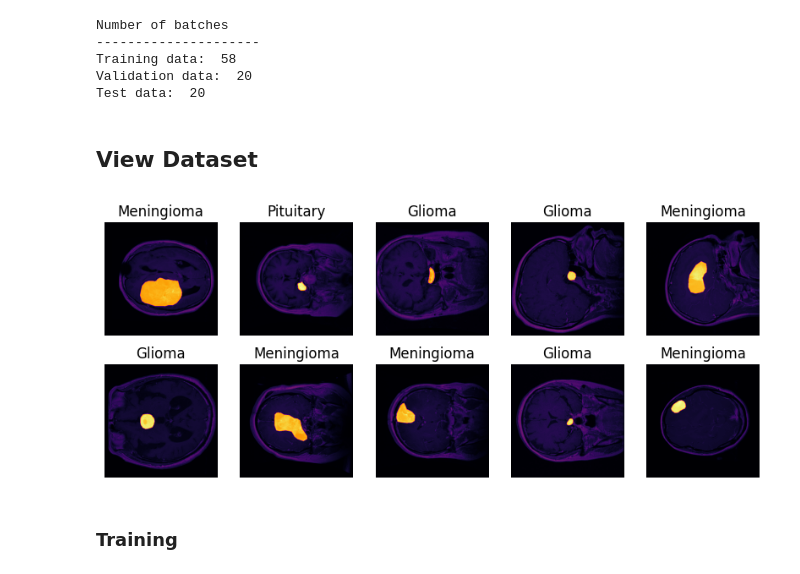
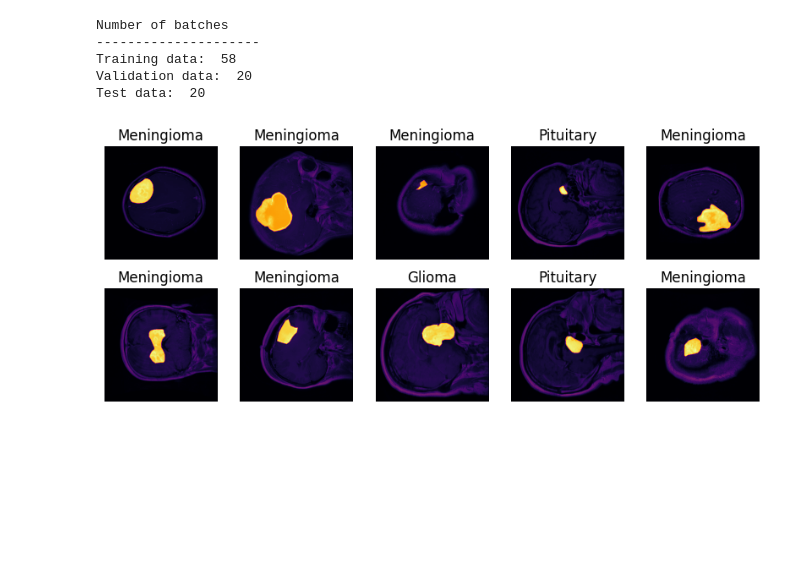
Before and after one commit to ggonzalesd/Deep-Learning-Project, a Jupyter notebook: project.ipynb, the cells around one changed output. Saved outputs shown, nothing was run; the diff lists cells and outputs as text; code cells hidden in the pictures; blank space fills up the shorter version.

Commit message:
Final project TEST

```diff
--- a/project.ipynb
+++ b/project.ipynb
@@ -66,7 +55,8 @@ data_tmp = {'image':[], 'label':[]}
 index = 0
 for i in range(3064):
   with h5py.File(f"tmp_dataset/{i+1}.mat", 'r') as f:
-    img = np.array(f.get('cjdata/image'), dtype=np.float32)
+    image = f.get('cjdata/image')
+    img = np.array(image, dtype=np.float32)
     if img.shape == (512, 512):
       border = np.array(f.get('cjdata/tumorBorder')).reshape((-1, 2))
       name = f"{index+1}.npy"
@@ -239,38 +127,33 @@ Validation data size:  610
 Test data size:  610
 # %%
 # Create Loaders
-train_dataloader = data.DataLoader(train_set, batch_size=32, shuffle=True)
-val_dataloader = data.DataLoader(val_set, batch_size=32, shuffle=False)
-test_dataloader = data.DataLoader(test_data, batch_size=32, shuffle=False)
+train_dl = data.DataLoader(train_set, batch_size=32, shuffle=True)
+val_dl = data.DataLoader(val_set, batch_size=32, shuffle=False)
+test_dl = data.DataLoader(test_data, batch_size=32, shuffle=False)
 
 print('Number of batches')
 print('---------------------')
-print('Training data: ', len(train_dataloader))
-print('Validation data: ', len(val_dataloader))
-print('Test data: ', len(test_dataloader))
+print('Training data: ', len(train_dl))
+print('Validation data: ', len(val_dl))
+print('Test data: ', len(test_dl))
 # %% [output]
 Number of batches
 ---------------------
 Training data:  58
 Validation data:  20
 Test data:  20
-# %% [markdown]
-## View Dataset
 # %%
 labels = ['Meningioma', 'Glioma', 'Pituitary']
+X_batch, y_batch = next(iter(val_dl))
 plt.figure(figsize=(10, 4))
 for i in range(10):
-  index = random.randint(0, len(train_data)-1)
-  image, label = train_data[index]
-  image = (image*0.5 + 0.5).numpy()
+  image = (X_batch[i]*0.5 + 0.5).numpy()
 
   mask = 0.5*image[0,:,:] + image[1,:,:]
 
   plt.subplot(2, 5, i+1)
   plt.axis('off')
-  plt.title(str(labels[label.item()-1]))
+  plt.title(str(labels[y_batch[i].item()-1]))
   plt.imshow(mask, cmap='inferno')
 # %% [output]
-[figure, old version]
+[figure, new version]
-# %% [markdown]
-### Training
```
Also changed, not shown: parts of 22 cells of this notebook, 8 other files.
